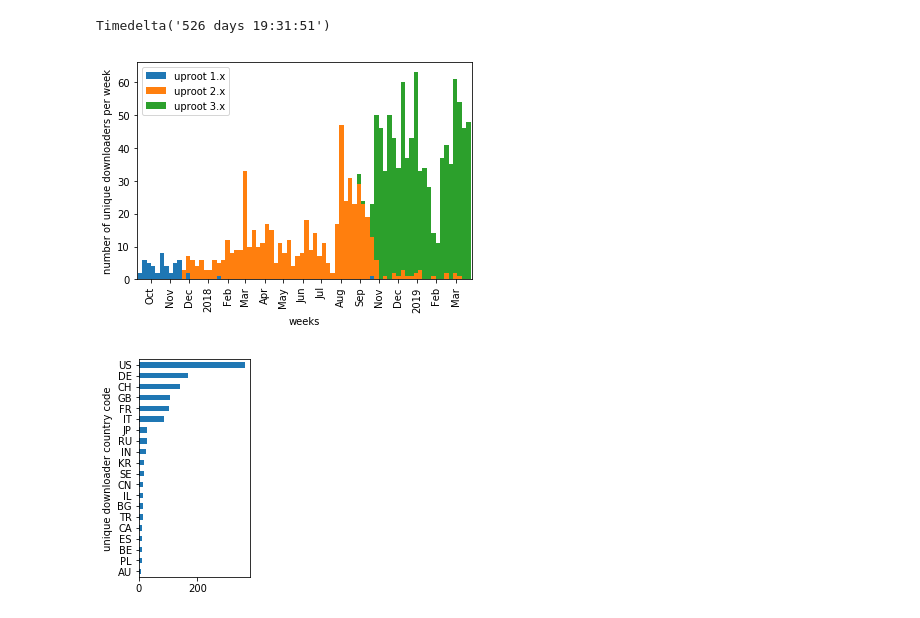
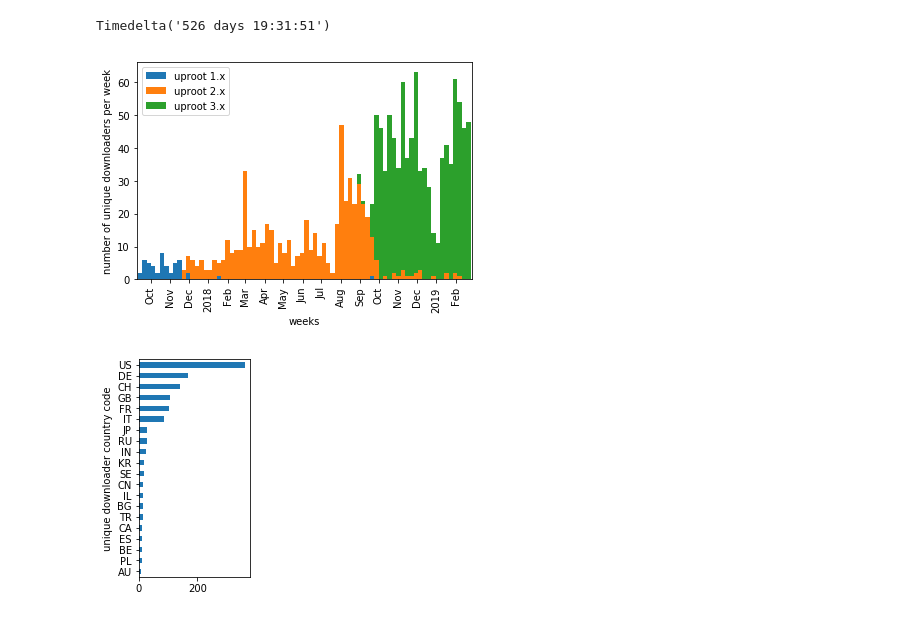
Before and after one commit to jpivarski/jupyter-performance-studies, a Jupyter notebook: uproot-pip.ipynb, the cells around one changed output. Cells and saved outputs as stored; diff of their text form; code cells hidden in the pictures.

Commit message:
fix month label on plot

```diff
--- a/uproot-pip.ipynb
+++ b/uproot-pip.ipynb
@@ -46,12 +46,12 @@ df2 = pandas.DataFrame({"weeks": numpy.round(df["weeks_since"]).astype(int),
 # %%
 # fig = df2["timestamp"].hist(bins=526 // 7, grid=False, figsize=(8, 4))
 plt = df2.groupby("weeks").sum().plot.bar(stacked=True, width=1)
 plt.set_xticks(numpy.array([17, 48, 78, 109, 140, 168, 199, 229, 260, 290, 321, 352, 382, 413, 443, 474, 505]) / 7)
-plt.set_xticklabels(["Oct", "Nov", "Dec", "2018", "Feb", "Mar", "Apr", "May", "Jun", "Jul", "Aug", "Sep", "Nov", "Dec", "2019", "Feb", "Mar"])
+plt.set_xticklabels(["Oct", "Nov", "Dec", "2018", "Feb", "Mar", "Apr", "May", "Jun", "Jul", "Aug", "Sep", "Oct", "Nov", "Dec", "2019", "Feb"])
 plt.set_ylabel("number of unique downloaders per week")
 plt.get_figure().savefig("uproot-pip-vsweek.pdf")
 # %% [output]
-[figure, old version]
+[figure, new version]
 # %%
 df2 = df.groupby("country_code").count().sort_values("timestamp")
 fig = df2[df2["timestamp"] > 8].plot.barh(y="timestamp", legend=False, figsize=(2, 4))
```
